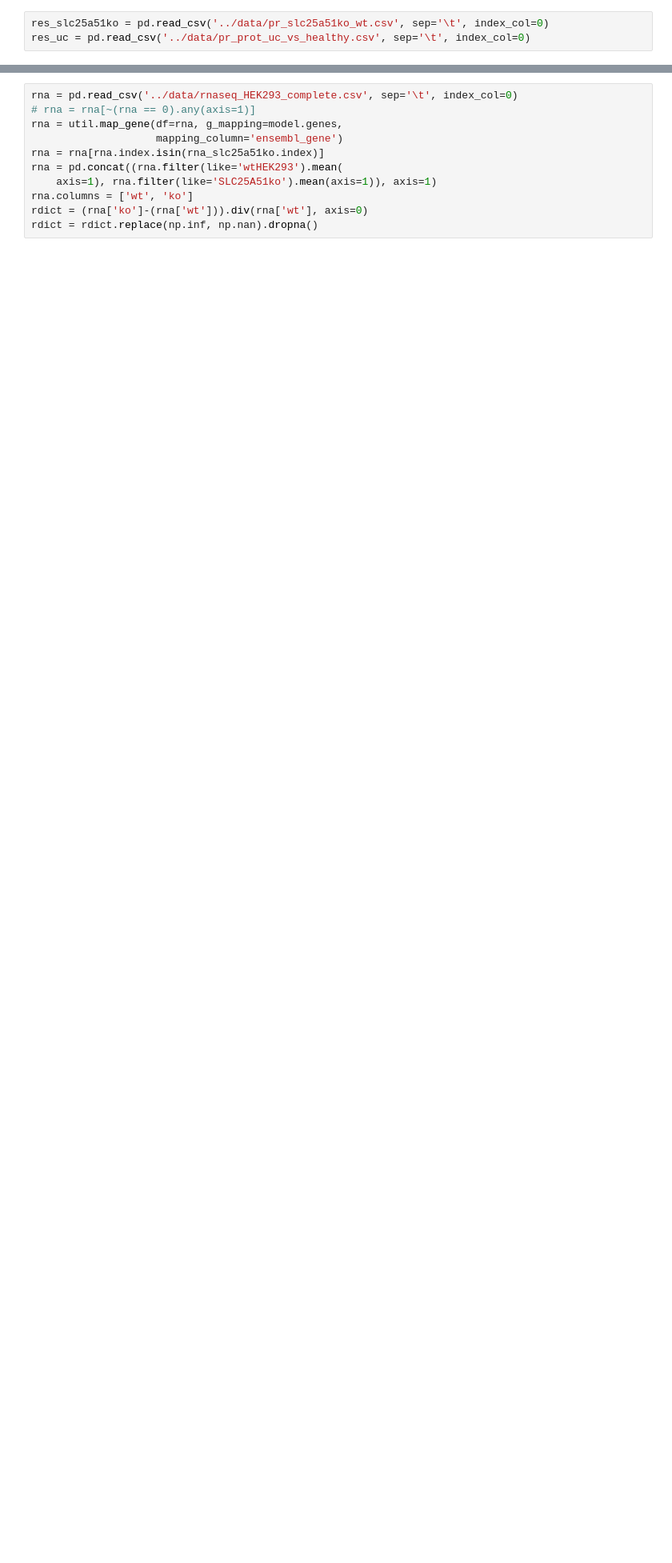
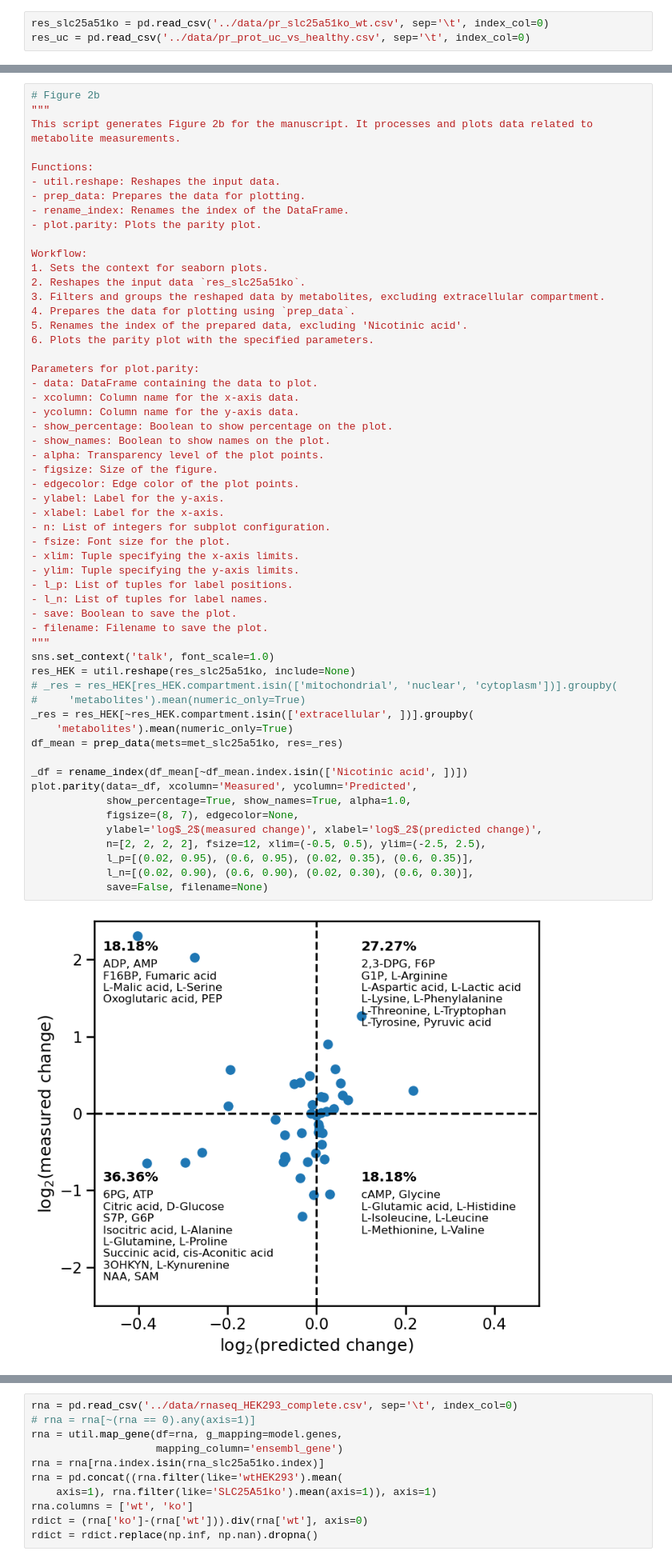
Before and after one commit to MolecularBioinformatics/prm_manuscript, a Jupyter notebook: jupyter_notebooks/figures_main_text.ipynb, the cells around one changed output, grey strips where cells are left out. Shown at 80% size. Cells and saved outputs as stored; diff of their text form; blank space fills up the shorter version.

```diff
--- a/jupyter_notebooks/figures_main_text.ipynb
+++ b/jupyter_notebooks/figures_main_text.ipynb
@@ -101,0 +92,58 @@ df.loc[(df.Predicted < 1.01) & (df.Predicted > 0.99), 'hue'] = 'grey'
+# %%
+# Figure 2b
+"""
+This script generates Figure 2b for the manuscript. It processes and plots data related to metabolite measurements.
+
+Functions:
+- util.reshape: Reshapes the input data.
+- prep_data: Prepares the data for plotting.
+- rename_index: Renames the index of the DataFrame.
+- plot.parity: Plots the parity plot.
+
+Workflow:
+1. Sets the context for seaborn plots.
+2. Reshapes the input data `res_slc25a51ko`.
+3. Filters and groups the reshaped data by metabolites, excluding extracellular compartment.
+4. Prepares the data for plotting using `prep_data`.
+5. Renames the index of the prepared data, excluding 'Nicotinic acid'.
+6. Plots the parity plot with the specified parameters.
+
+Parameters for plot.parity:
+- data: DataFrame containing the data to plot.
+- xcolumn: Column name for the x-axis data.
+- ycolumn: Column name for the y-axis data.
+- show_percentage: Boolean to show percentage on the plot.
+- show_names: Boolean to show names on the plot.
+- alpha: Transparency level of the plot points.
+- figsize: Size of the figure.
+- edgecolor: Edge color of the plot points.
+- ylabel: Label for the y-axis.
+- xlabel: Label for the x-axis.
+- n: List of integers for subplot configuration.
+- fsize: Font size for the plot.
+- xlim: Tuple specifying the x-axis limits.
+- ylim: Tuple specifying the y-axis limits.
+- l_p: List of tuples for label positions.
+- l_n: List of tuples for label names.
+- save: Boolean to save the plot.
+- filename: Filename to save the plot.
+"""
+sns.set_context('talk', font_scale=1.0)
+res_HEK = util.reshape(res_slc25a51ko, include=None)
+# _res = res_HEK[res_HEK.compartment.isin(['mitochondrial', 'nuclear', 'cytoplasm'])].groupby(
+#     'metabolites').mean(numeric_only=True)
+_res = res_HEK[~res_HEK.compartment.isin(['extracellular', ])].groupby(
+    'metabolites').mean(numeric_only=True)
+df_mean = prep_data(mets=met_slc25a51ko, res=_res)
+
+_df = rename_index(df_mean[~df_mean.index.isin(['Nicotinic acid', ])])
+plot.parity(data=_df, xcolumn='Measured', ycolumn='Predicted',
+            show_percentage=True, show_names=True, alpha=1.0,
+            figsize=(8, 7), edgecolor=None,
+            ylabel='log$_2$(measured change)', xlabel='log$_2$(predicted change)',
+            n=[2, 2, 2, 2], fsize=12, xlim=(-0.5, 0.5), ylim=(-2.5, 2.5),
+            l_p=[(0.02, 0.95), (0.6, 0.95), (0.02, 0.35), (0.6, 0.35)],
+            l_n=[(0.02, 0.90), (0.6, 0.90), (0.02, 0.30), (0.6, 0.30)],
+            save=False, filename=None)
+# %% [output]
+[figure, added]
```
Also changed, not shown: parts of 35 cells of this notebook, 2 other files.
